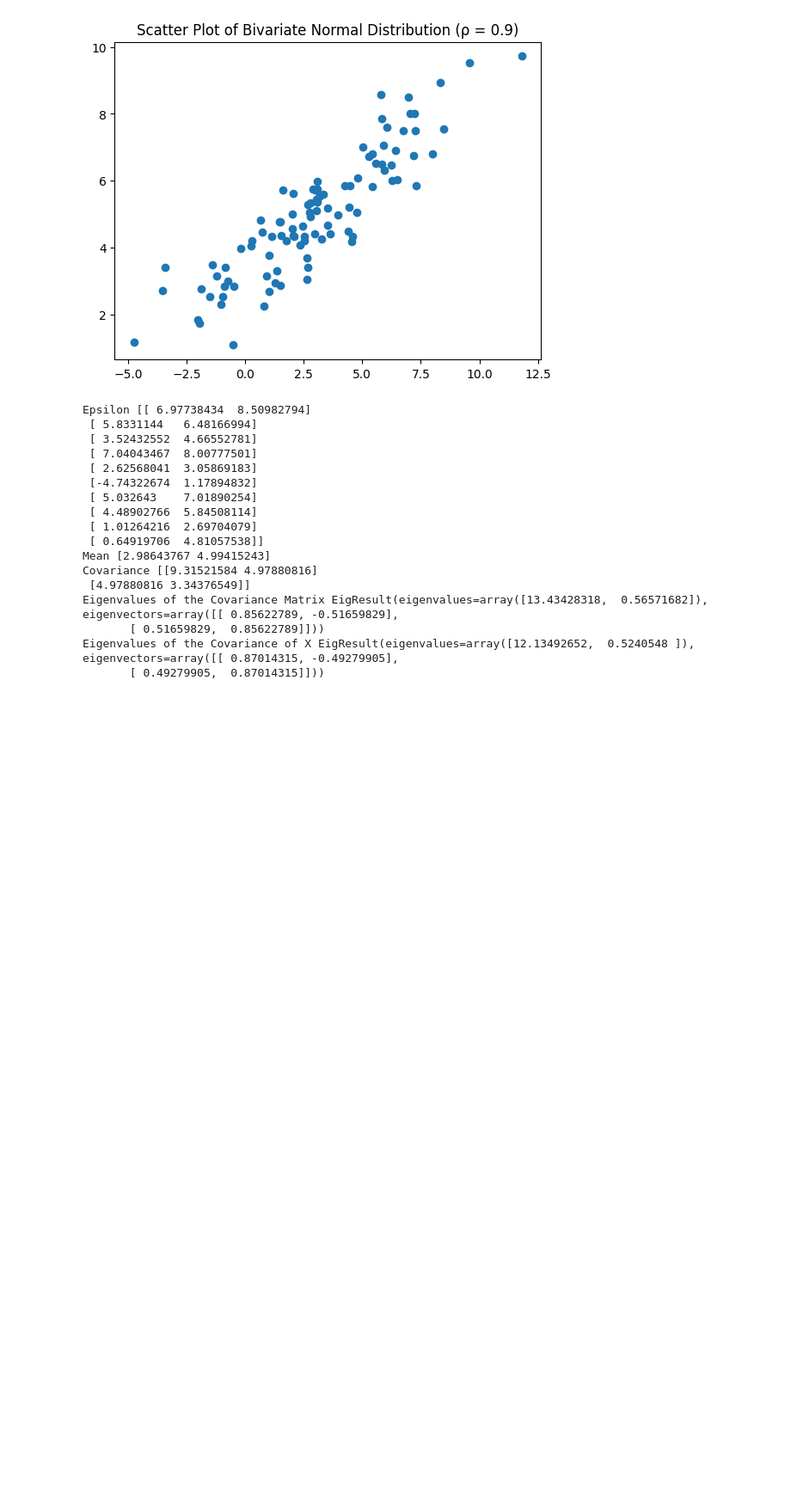
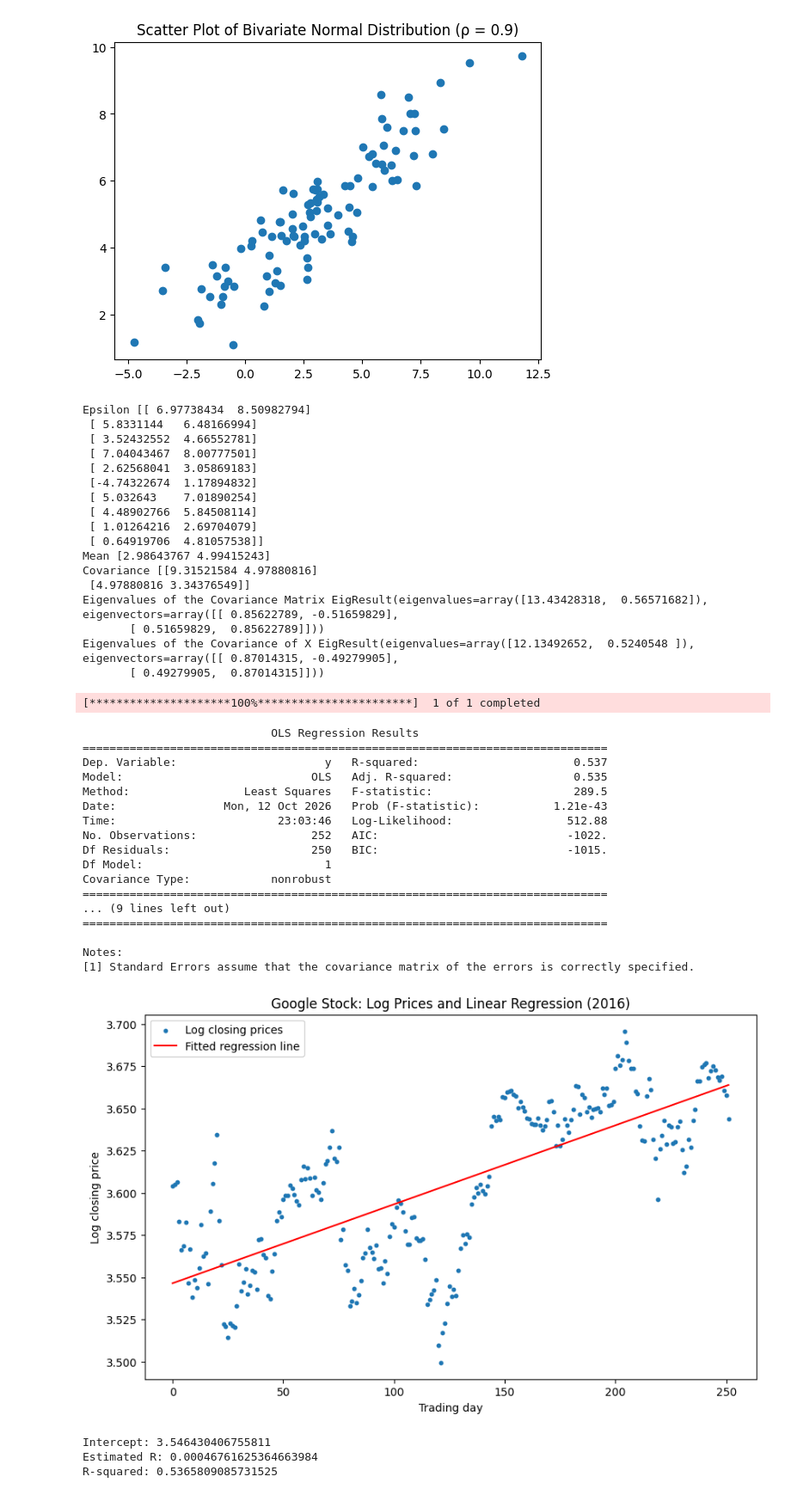
Before and after one commit to Shinyhunter95/Math-6010, a Jupyter notebook: 6010.ipynb, the cells around one changed output. Shown at 86% size. Drawn from its saved outputs; the diff is of its cells as text; code cells hidden in the pictures; blank space fills up the shorter version.

```diff
--- a/6010.ipynb
+++ b/6010.ipynb
@@ -49,3 +49,73 @@ Eigenvalues of the Covariance Matrix EigResult(eigenvalues=array([13.43428318,
        [ 0.51659829,  0.85622789]]))
 Eigenvalues of the Covariance of X EigResult(eigenvalues=array([12.13492652,  0.5240548 ]), eigenvectors=array([[ 0.87014315, -0.49279905],
        [ 0.49279905,  0.87014315]]))
+# %%
+import yfinance as yf
+import numpy as np
+import pandas as pd
+import statsmodels.api as sm
+import matplotlib.pyplot as plt
+
+# Download Google's daily closing prices for 2016
+data = yf.download(
+    "GOOG",
+    start="2016-01-01",
+    end="2017-01-01"
+)
+
+# Extract closing prices
+closing_prices = data["Close"]
+
+# Handle possible multi-column output from yfinance
+if isinstance(closing_prices, pd.DataFrame):
+    closing_prices = closing_prices.iloc[:, 0]
+
+# Take the logarithm
+LC = np.log(closing_prices)
+
+# Create the time variable (days since the first observation)
+t = np.arange(len(LC))
+
+# Set up the regression model
+X = sm.add_constant(t)
+model = sm.OLS(LC.to_numpy(), X).fit()
+
+# Display the regression results
+print(model.summary())
+
+# Plot the log prices and fitted regression line
+plt.figure(figsize=(10, 6))
+plt.scatter(t, LC, s=10, label="Log closing prices")
+plt.plot(t, model.predict(X), color="red", label="Fitted regression line")
+plt.xlabel("Trading day")
+plt.ylabel("Log closing price")
+plt.title("Google Stock: Log Prices and Linear Regression (2016)")
+plt.legend()
+plt.show()
+
+print("Intercept:", model.params[0])
+print("Estimated R:", model.params[1])
+print("R-squared:", model.rsquared)
+# %% [output]
+[*********************100%***********************]  1 of 1 completed
+                            OLS Regression Results
+==============================================================================
+Dep. Variable:                      y   R-squared:                       0.537
+Model:                            OLS   Adj. R-squared:                  0.535
+Method:                 Least Squares   F-statistic:                     289.5
+Date:                Mon, 12 Oct 2026   Prob (F-statistic):           1.21e-43
+Time:                        23:03:46   Log-Likelihood:                 512.88
+No. Observations:                 252   AIC:                            -1022.
+Df Residuals:                     250   BIC:                            -1015.
+Df Model:                           1
+Covariance Type:            nonrobust
+==============================================================================
+... (9 lines left out)
+==============================================================================
+
+Notes:
+[1] Standard Errors assume that the covariance matrix of the errors is correctly specified.
+[figure, added]
+Intercept: 3.546430406755811
+Estimated R: 0.00046761625364663984
+R-squared: 0.5365809085731525
```
